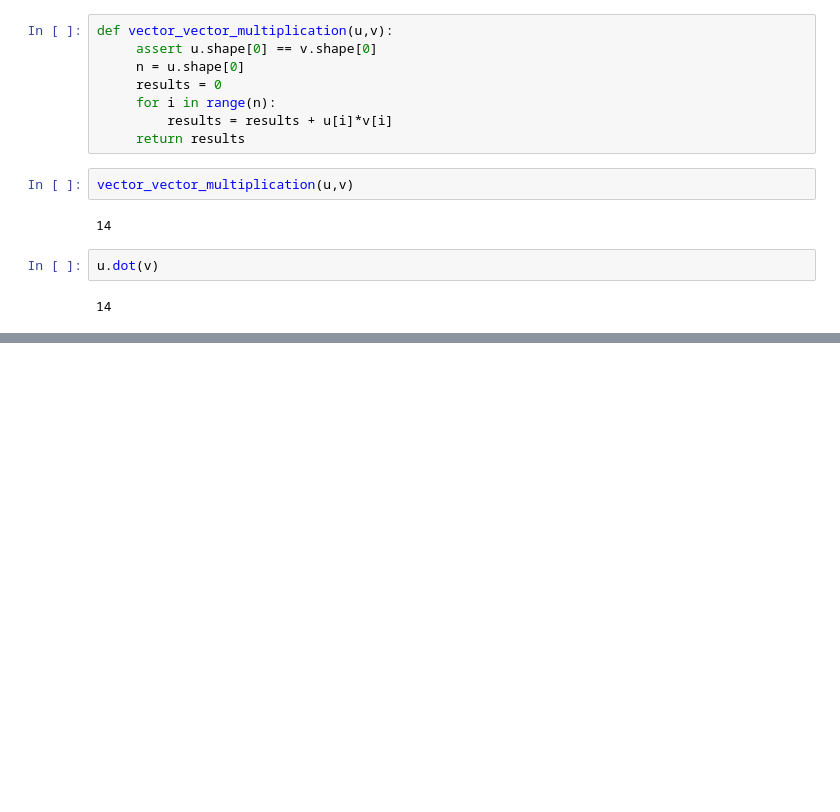
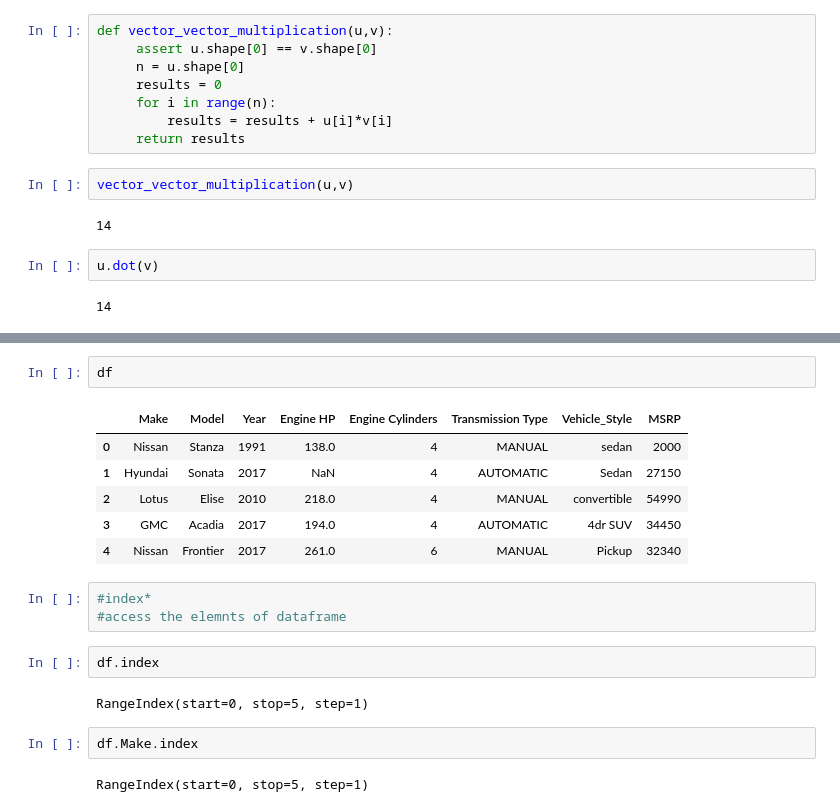
Before and after one commit to kevint-thd/Machine_Learning_ZOOM, a Jupyter notebook: Ml_zoom_camp-Copy1.ipynb, the cells around one changed output, grey strips where cells are left out. Drawn from its saved outputs; the diff is of its cells as text; blank space fills up the shorter version.

```diff
--- a/Ml_zoom_camp-Copy1.ipynb
+++ b/Ml_zoom_camp-Copy1.ipynb
@@ -131,0 +280,20 @@ def matrix_vector_ultiplication(u,v):
+# %%
+df
+# %% [output]
+|  | Make | Model | Year | Engine HP | Engine Cylinders | Transmission Type | Vehicle_Style | MSRP |
+| 0 | Nissan | Stanza | 1991 | 138.0 | 4 | MANUAL | sedan | 2000 |
+| 1 | Hyundai | Sonata | 2017 | NaN | 4 | AUTOMATIC | Sedan | 27150 |
+| 2 | Lotus | Elise | 2010 | 218.0 | 4 | MANUAL | convertible | 54990 |
+| 3 | GMC | Acadia | 2017 | 194.0 | 4 | AUTOMATIC | 4dr SUV | 34450 |
+| 4 | Nissan | Frontier | 2017 | 261.0 | 6 | MANUAL | Pickup | 32340 |
+# %%
+#index*
+#access the elemnts of dataframe
+# %%
+df.index
+# %% [output]
+RangeIndex(start=0, stop=5, step=1)
+# %%
+df.Make.index
+# %% [output]
+RangeIndex(start=0, stop=5, step=1)
```
Also changed, not shown: parts of 32 cells of this notebook.
